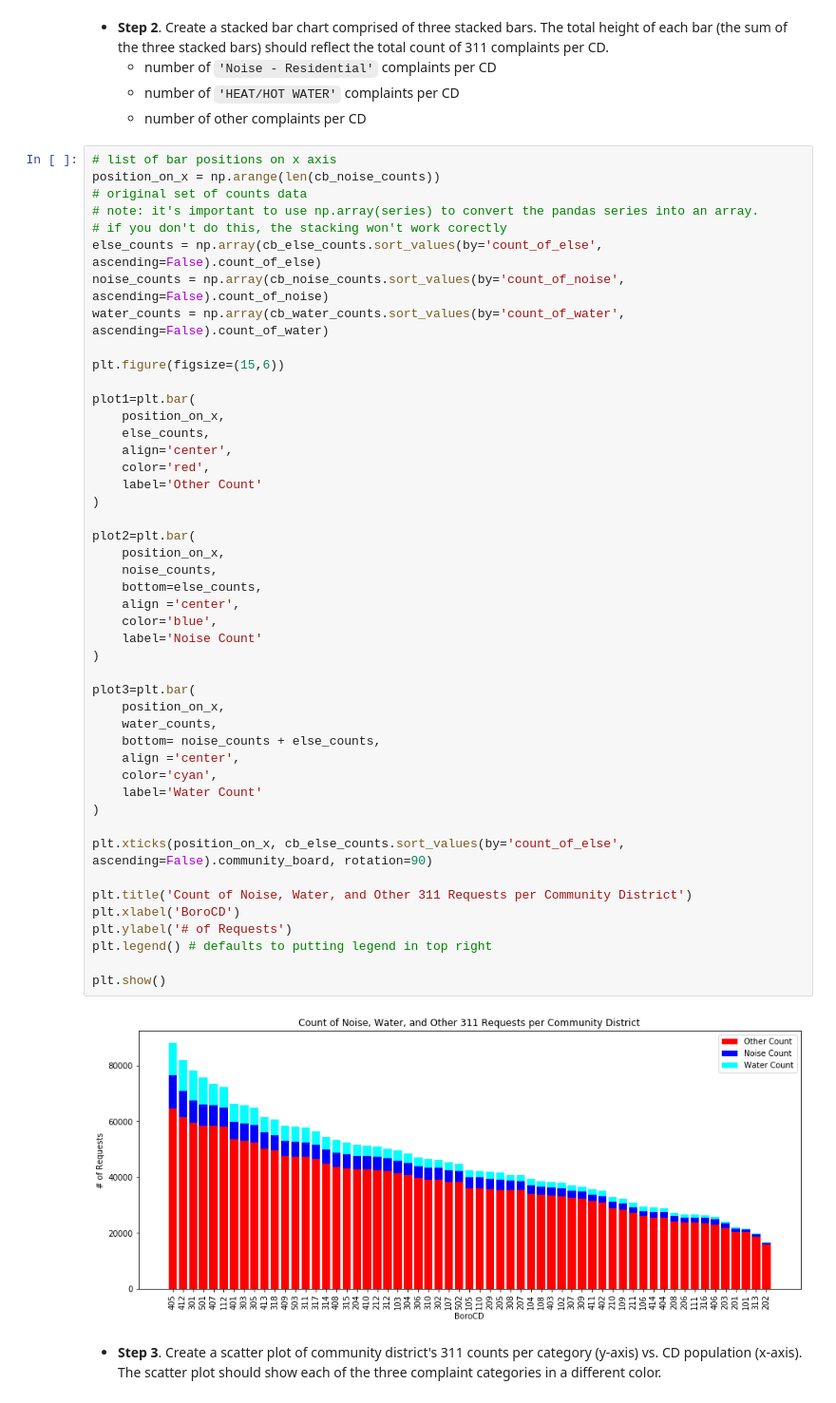
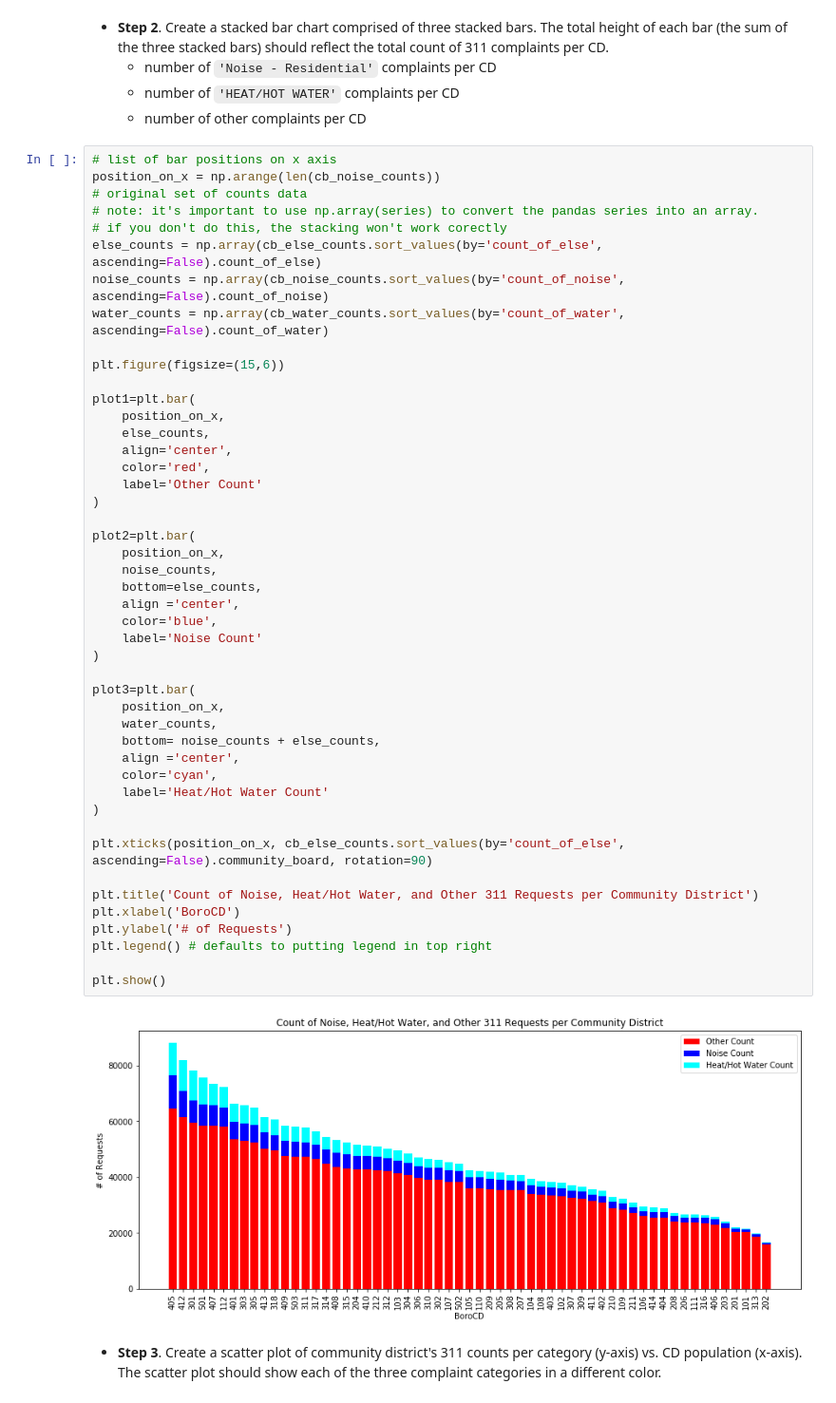
Before and after one commit to bbwolcott/nyu-python-public-policy, a Jupyter notebook: HW4.ipynb, the cells around one changed output. Shown at 95% size. Saved outputs shown, nothing was run; the diff lists cells and outputs as text.

```diff
--- a/HW4.ipynb
+++ b/HW4.ipynb
@@ -144,36 +144,36 @@ plot1=plt.bar(
     align='center',
     color='red',
     label='Other Count'
 )
 
 plot2=plt.bar(
     position_on_x,
     noise_counts,
     bottom=else_counts,
     align ='center',
     color='blue',
     label='Noise Count'
 )
 
 plot3=plt.bar(
     position_on_x,
     water_counts,
     bottom= noise_counts + else_counts,
     align ='center',
     color='cyan',
-    label='Water Count'
+    label='Heat/Hot Water Count'
 )
 
 plt.xticks(position_on_x, cb_else_counts.sort_values(by='count_of_else', ascending=False).community_board, rotation=90)
 
-plt.title('Count of Noise, Water, and Other 311 Requests per Community District')
+plt.title('Count of Noise, Heat/Hot Water, and Other 311 Requests per Community District')
 plt.xlabel('BoroCD')
 plt.ylabel('# of Requests')
 plt.legend() # defaults to putting legend in top right
 
 plt.show()
 # %% [output]
-[figure, old version]
+[figure, new version]
 # %% [markdown]
 - **Step 3**. Create a scatter plot of community district's 311 counts per category (y-axis) vs. CD population (x-axis). The scatter plot should show each of the three complaint categories in a different color.
 # %%
```
Also changed, not shown: parts of 1 cell of this notebook.
